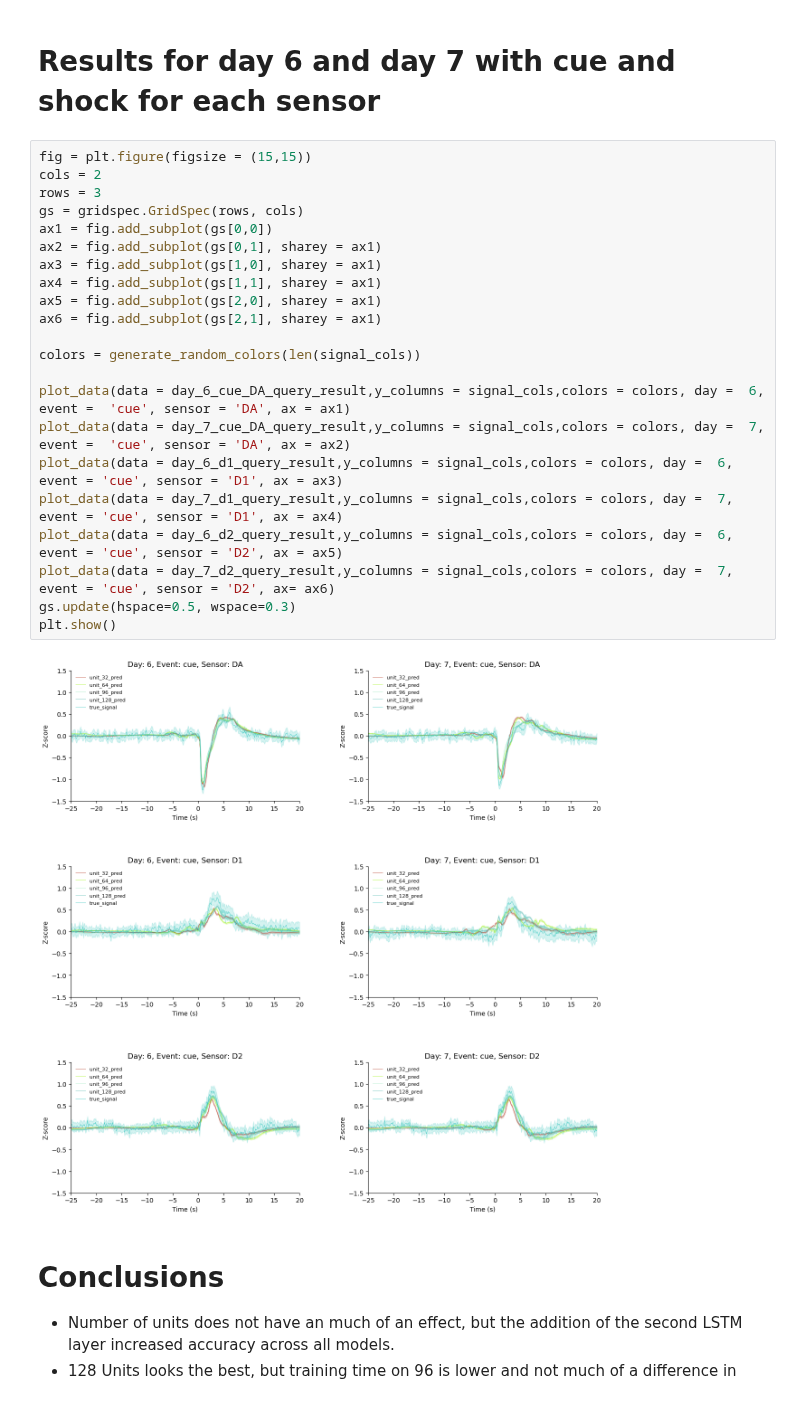
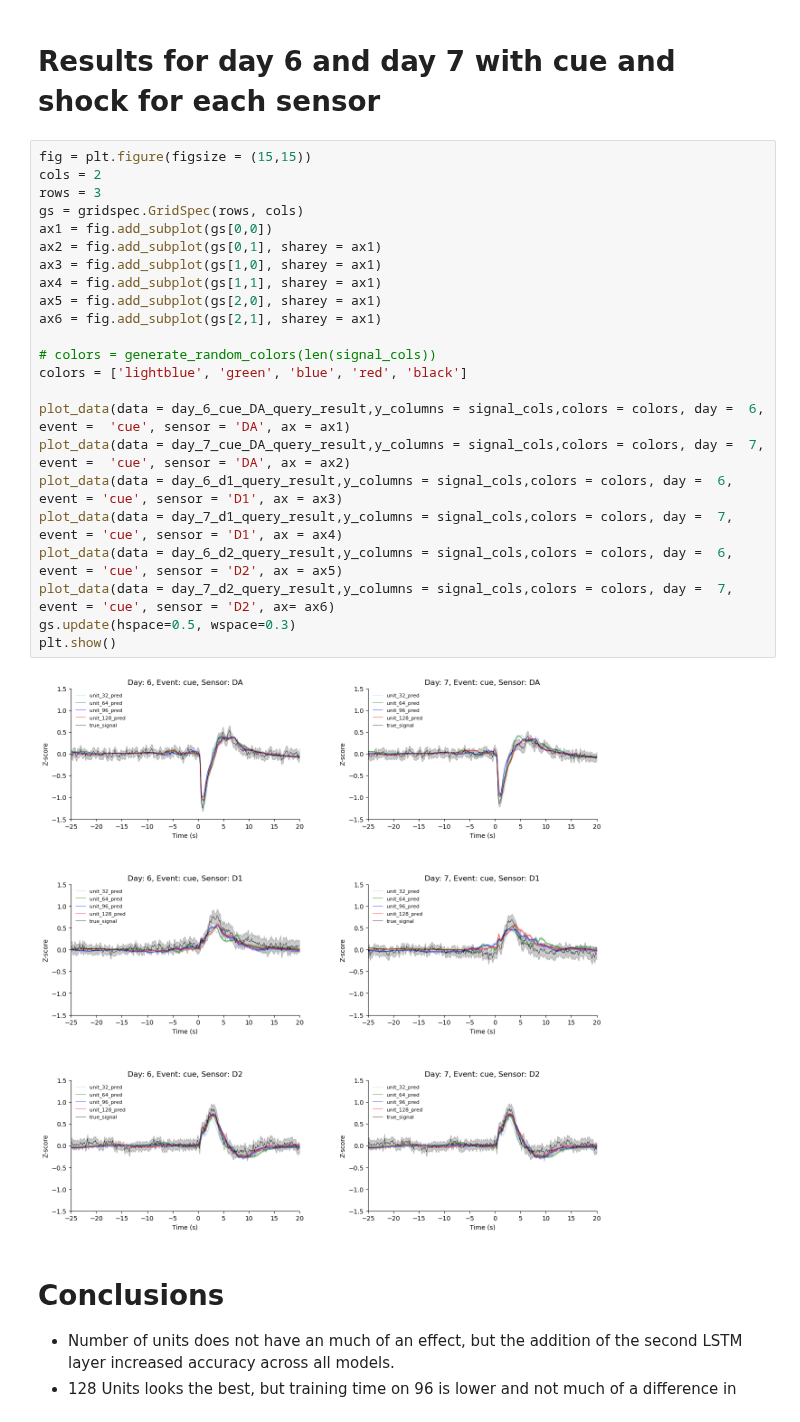
Before and after one commit to Mschaid/ENIGMA, a Jupyter notebook: notebooks/reports/stacked_lstm_experiment_01_analysis.ipynb, the cells around one changed output. Drawn from its saved outputs; the diff is of its cells as text.

```diff
--- a/notebooks/reports/stacked_lstm_experiment_01_analysis.ipynb
+++ b/notebooks/reports/stacked_lstm_experiment_01_analysis.ipynb
@@ -212,27 +208,28 @@ day_7_d2_query_result = full_dataset.query(day_6_d2_query)
 # %%
 fig = plt.figure(figsize = (15,15))
 cols = 2
 rows = 3
 gs = gridspec.GridSpec(rows, cols)
 ax1 = fig.add_subplot(gs[0,0])
 ax2 = fig.add_subplot(gs[0,1], sharey = ax1)
 ax3 = fig.add_subplot(gs[1,0], sharey = ax1)
 ax4 = fig.add_subplot(gs[1,1], sharey = ax1)
 ax5 = fig.add_subplot(gs[2,0], sharey = ax1)
 ax6 = fig.add_subplot(gs[2,1], sharey = ax1)
 
-colors = generate_random_colors(len(signal_cols))
+# colors = generate_random_colors(len(signal_cols))
+colors = ['lightblue', 'green', 'blue', 'red', 'black']
 
 plot_data(data = day_6_cue_DA_query_result,y_columns = signal_cols,colors = colors, day =  6, event =  'cue', sensor = 'DA', ax = ax1)
 plot_data(data = day_7_cue_DA_query_result,y_columns = signal_cols,colors = colors, day =  7, event =  'cue', sensor = 'DA', ax = ax2)
 plot_data(data = day_6_d1_query_result,y_columns = signal_cols,colors = colors, day =  6, event = 'cue', sensor = 'D1', ax = ax3)
 plot_data(data = day_7_d1_query_result,y_columns = signal_cols,colors = colors, day =  7, event = 'cue', sensor = 'D1', ax = ax4)
 plot_data(data = day_6_d2_query_result,y_columns = signal_cols,colors = colors, day =  6, event = 'cue', sensor = 'D2', ax = ax5)
 plot_data(data = day_7_d2_query_result,y_columns = signal_cols,colors = colors, day =  7, event = 'cue', sensor = 'D2', ax= ax6)
 gs.update(hspace=0.5, wspace=0.3)
 plt.show()
 # %% [output]
-[figure, old version]
+[figure, new version]
 # %% [markdown]
 # Conclusions
 * Number of units does not have an much of an effect, but the addition of the second LSTM layer increased accuracy across all models.
```
Also changed, not shown: parts of 3 cells of this notebook.
